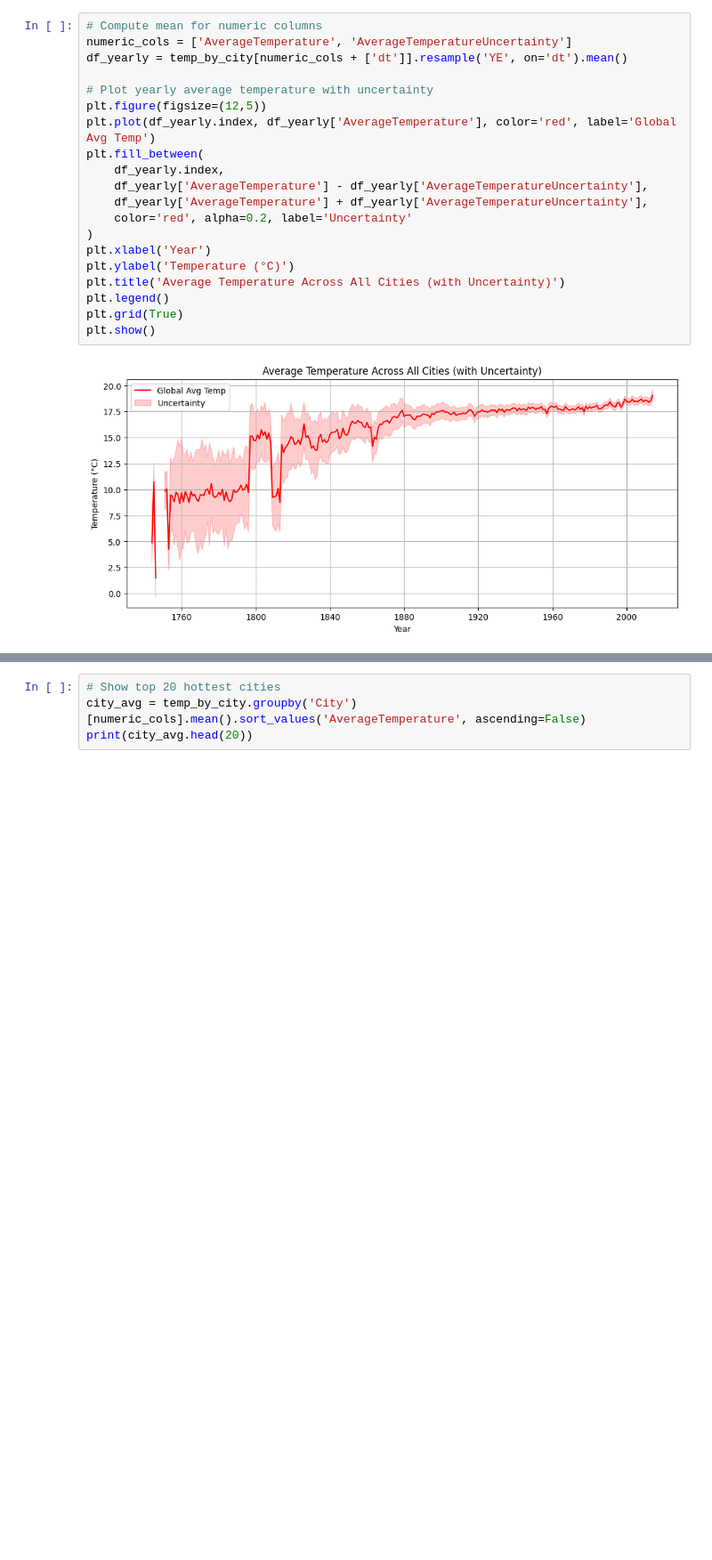
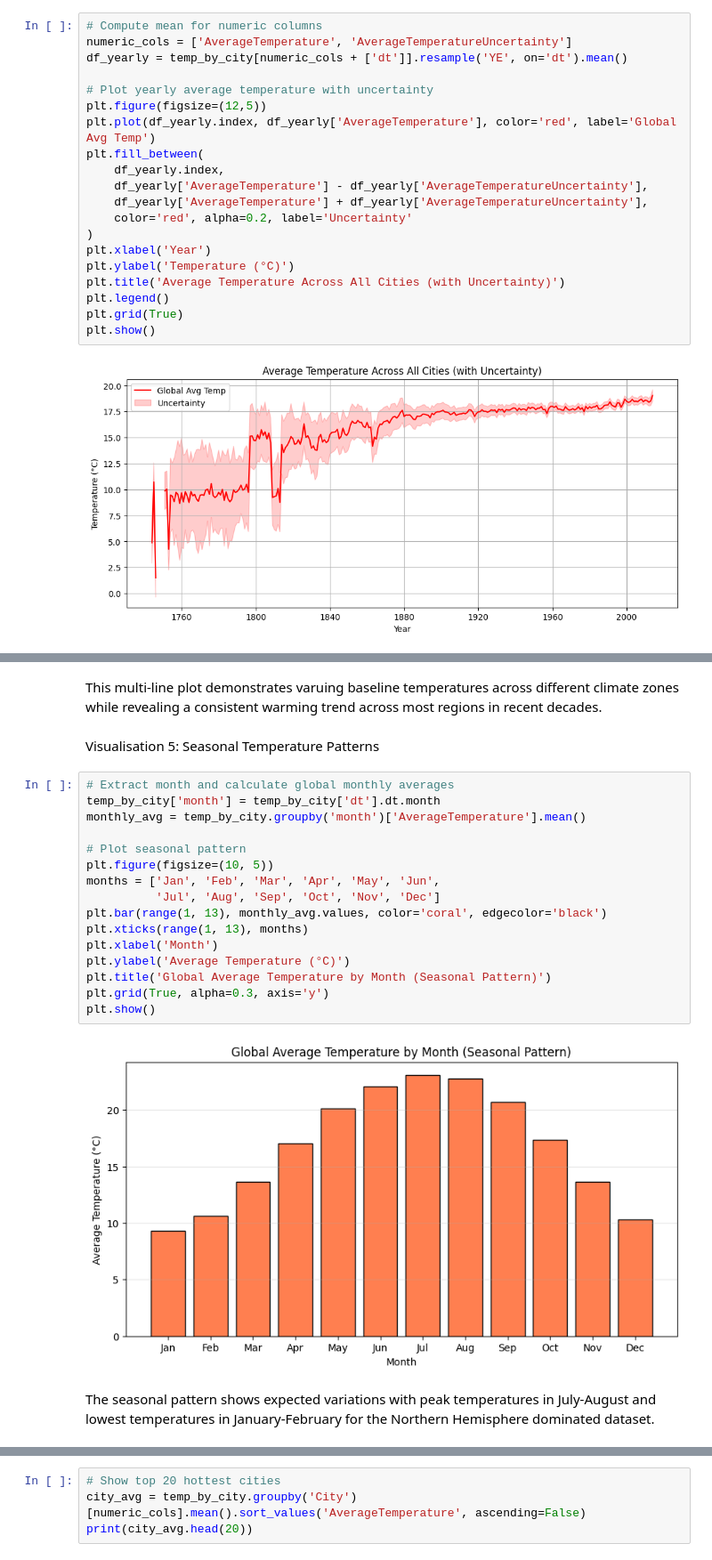
Before and after one commit to tempestormX/sc3021, a Jupyter notebook: SC3021_FDAG_T13.ipynb, the cells around one changed output, grey strips where cells are left out. Shown at 89% size. Saved outputs shown, nothing was run; the diff lists cells and outputs as text; blank space fills up the shorter version.

```diff
--- a/SC3021_FDAG_T13.ipynb
+++ b/SC3021_FDAG_T13.ipynb
@@ -119,0 +197,24 @@ plt.show()
+# %% [markdown]
+This multi-line plot demonstrates varuing baseline temperatures across different climate zones while revealing a consistent warming trend across most regions in recent decades.
+# %% [markdown]
+Visualisation 5: Seasonal Temperature Patterns
+# %%
+# Extract month and calculate global monthly averages
+temp_by_city['month'] = temp_by_city['dt'].dt.month
+monthly_avg = temp_by_city.groupby('month')['AverageTemperature'].mean()
+
+# Plot seasonal pattern
+plt.figure(figsize=(10, 5))
+months = ['Jan', 'Feb', 'Mar', 'Apr', 'May', 'Jun',
+          'Jul', 'Aug', 'Sep', 'Oct', 'Nov', 'Dec']
+plt.bar(range(1, 13), monthly_avg.values, color='coral', edgecolor='black')
+plt.xticks(range(1, 13), months)
+plt.xlabel('Month')
+plt.ylabel('Average Temperature (°C)')
+plt.title('Global Average Temperature by Month (Seasonal Pattern)')
+plt.grid(True, alpha=0.3, axis='y')
+plt.show()
+# %% [output]
+[figure, added]
+# %% [markdown]
+The seasonal pattern shows expected variations with peak temperatures in July-August and lowest temperatures in January-February for the Northern Hemisphere dominated dataset.
```
Also changed, not shown: parts of 33 cells of this notebook.
